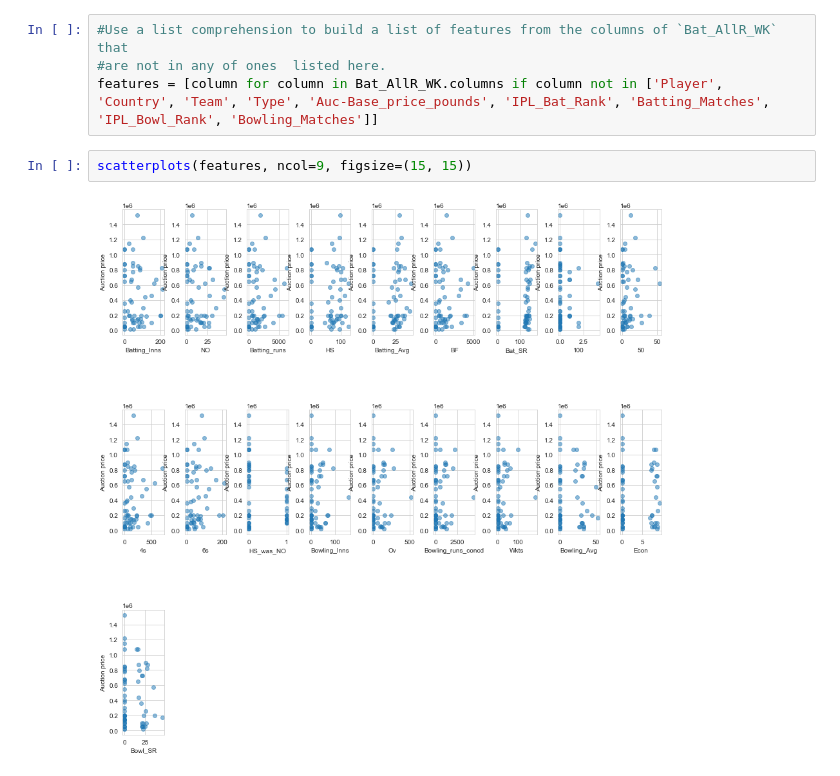
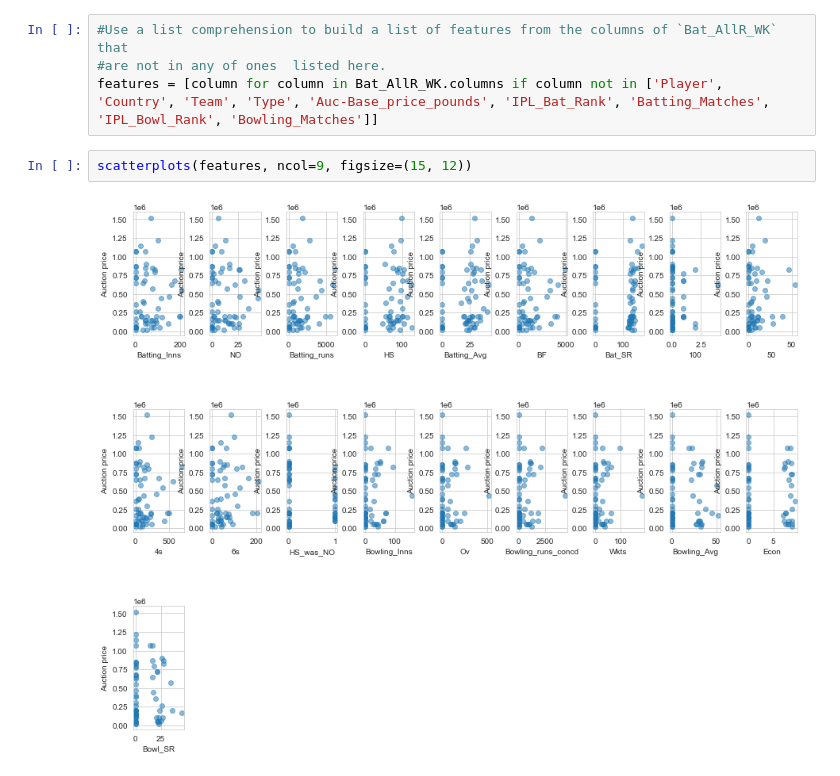
Before and after one commit to JonnyPearce/SpringboardCapstone2, a Jupyter notebook: Notebooks/Capstone2_CricketProject_ExploratoryDataAnalysis_JonnyPearce_Feb2023.ipynb, the cells around one changed output. Cells and saved outputs as stored; diff of their text form.

Commit message:
Updated narrative and couple of the plots to get ready for final draft

```diff
--- a/Notebooks/Capstone2_CricketProject_ExploratoryDataAnalysis_JonnyPearce_Feb2023.ipynb
+++ b/Notebooks/Capstone2_CricketProject_ExploratoryDataAnalysis_JonnyPearce_Feb2023.ipynb
@@ -889,6 +912,6 @@ def scatterplots(columns, ncol=None, figsize=(15, 8)):
 #are not in any of ones  listed here.
 features = [column for column in Bat_AllR_WK.columns if column not in ['Player', 'Country', 'Team', 'Type', 'Auc-Base_price_pounds', 'IPL_Bat_Rank', 'Batting_Matches', 'IPL_Bowl_Rank', 'Bowling_Matches']]
 # %%
-scatterplots(features, ncol=9, figsize=(15, 15))
+scatterplots(features, ncol=9, figsize=(15, 12))
 # %% [output]
-[figure, old version]
+[figure, new version]
```
Also changed, not shown: parts of 28 cells of this notebook.
